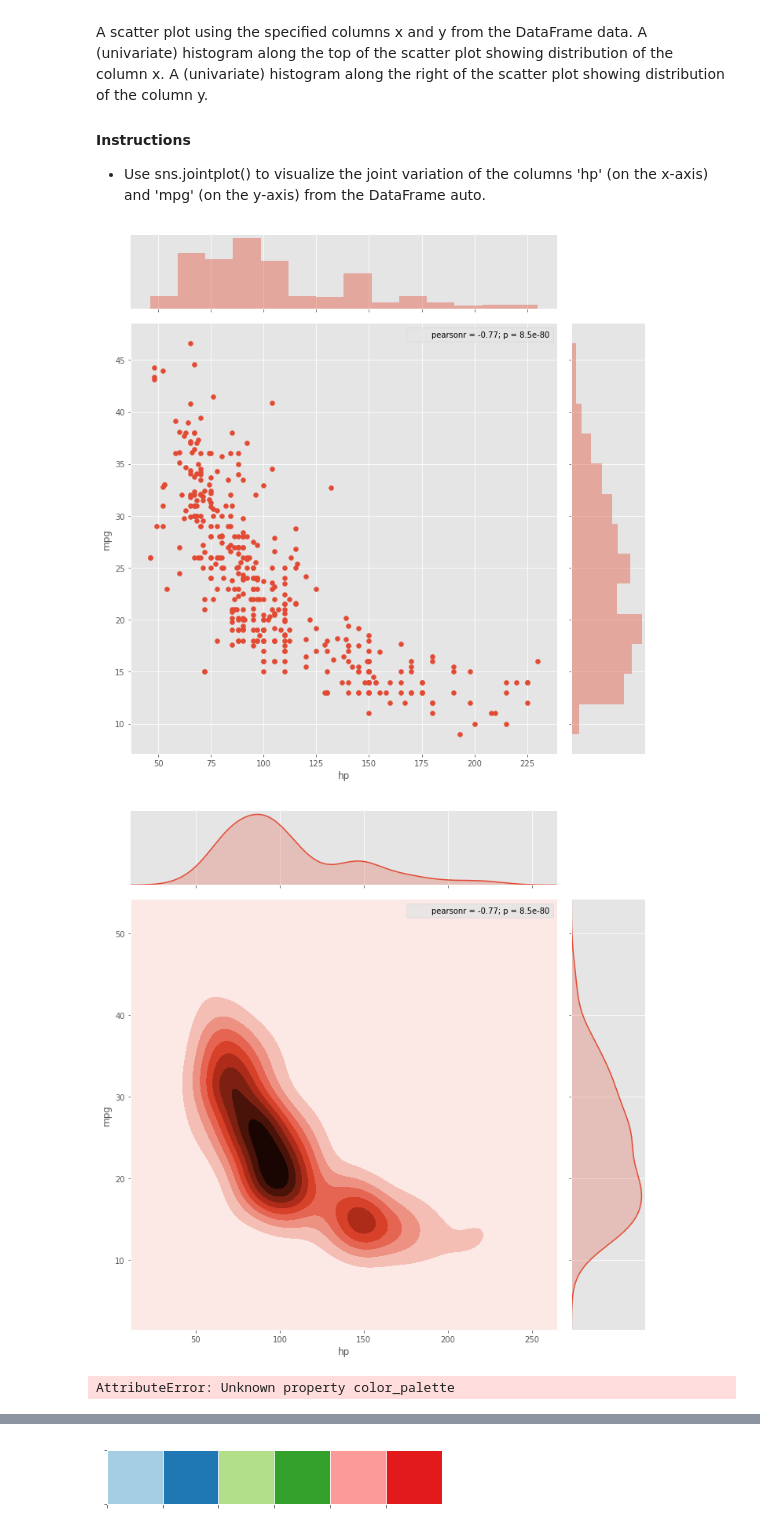
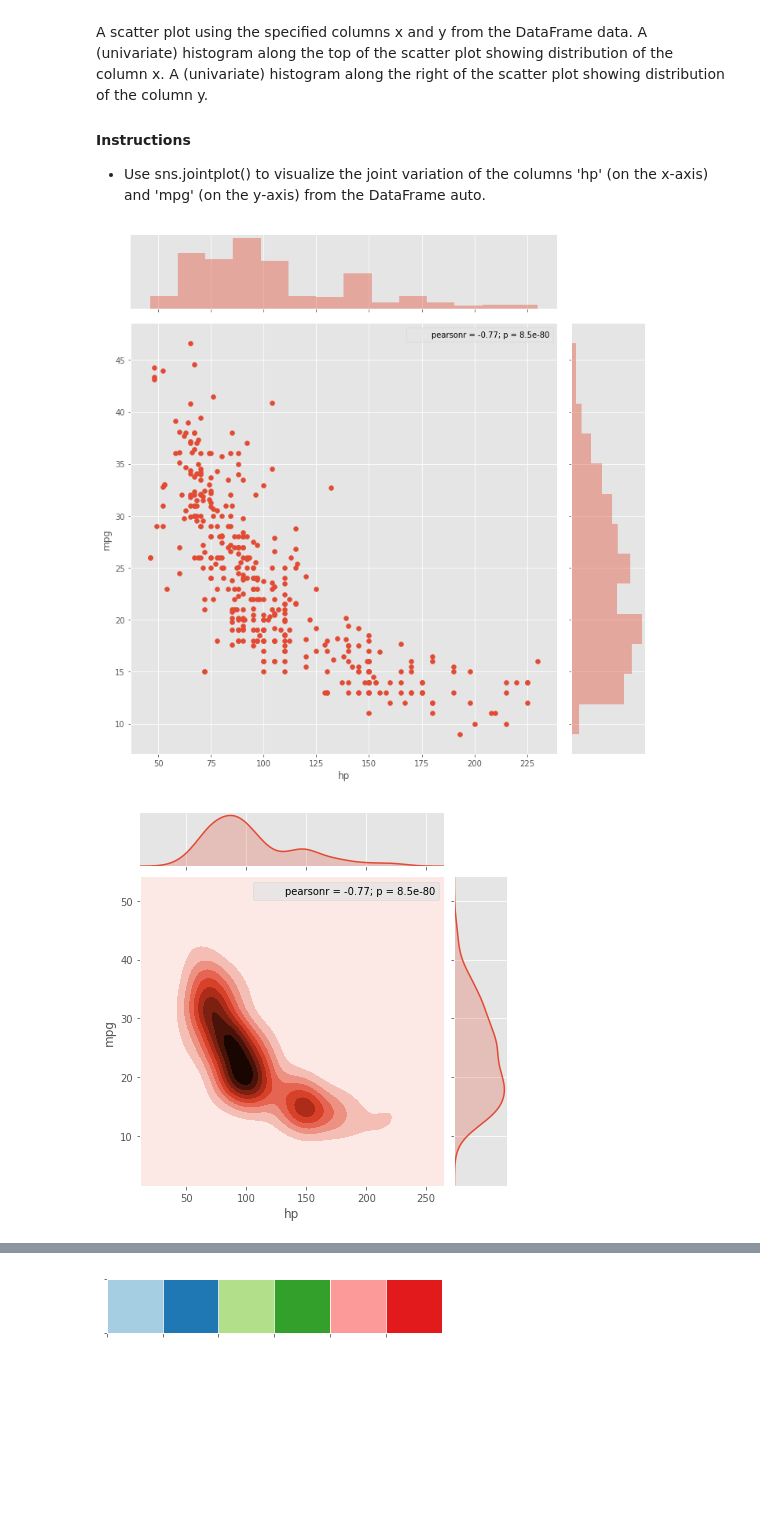
Before and after one commit to abhijeetag/PythonDV, a Jupyter notebook: Python DV.ipynb, the cells around one changed output, grey strips where cells are left out. Saved outputs shown, nothing was run; the diff lists cells and outputs as text; code cells hidden in the pictures; blank space fills up the shorter version.

```diff
--- a/Python DV.ipynb
+++ b/Python DV.ipynb
@@ -725,13 +725,12 @@ A (univariate) histogram along the right of the scatter plot showing distributio
 # %%
 sns.jointplot(data=auto,x='hp',y='mpg',size=10)
 plt.show()
 
-sns.jointplot(data=auto,x='hp',y='mpg',size=10,kind='kde')
+sns.jointplot(data=auto,x='hp',y='mpg',kind='kde')
 plt.show()
 
-sns.jointplot(data=auto,x='hp',y='mpg',size=10,kind='scatter' )
+sns.jointplot(data=auto,x='hp',y='mpg',kind='scatter' )
 plt.show()
 # %% [output]
 [figure]
-[figure, old version]
+[figure, new version]
-AttributeError: Unknown property color_palette
```
Also changed, not shown: parts of 1 cell of this notebook.
